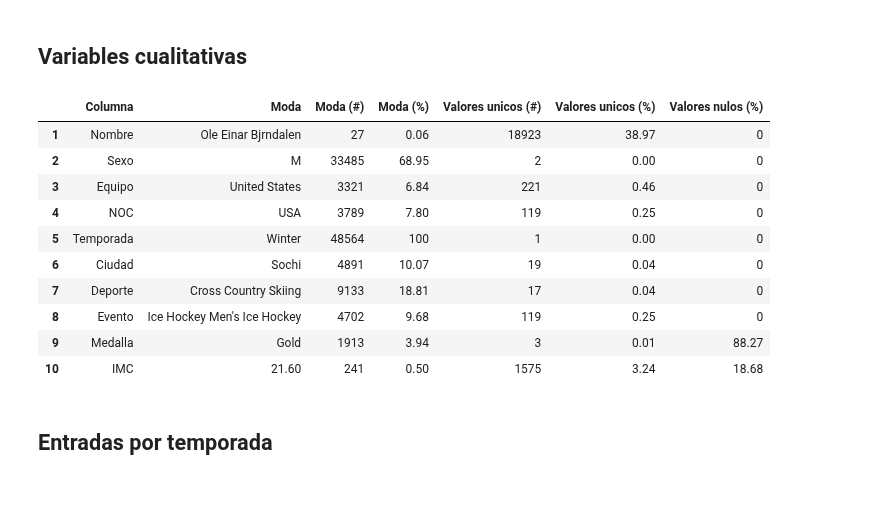
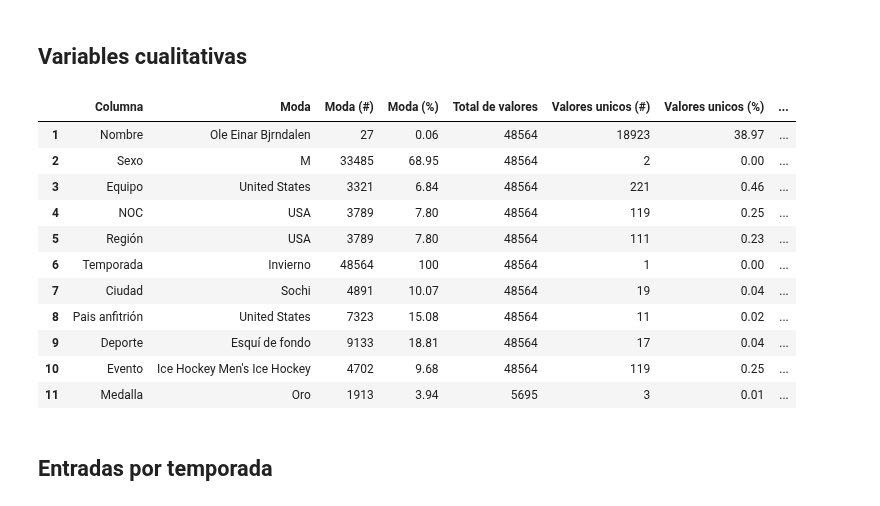
Before and after one commit to agutierrezmorag/olympic-games-datamart, a Jupyter notebook: olympics.ipynb, the cells around one changed output. Saved outputs shown, nothing was run; the diff lists cells and outputs as text; code cells hidden in the pictures.

Commit message:
Add total non-null values calculation in qualitative_stats function

```diff
--- a/olympics.ipynb
+++ b/olympics.ipynb
@@ -500,42 +499,48 @@ winter_desc
 # %%
 from statistics_calc import qualitative_stats
 
 # Columnas cualitativas de interés
 cols_cualitativas = [
     "Nombre",
     "Sexo",
     "Equipo",
     "NOC",
+    "Región",
     "Temporada",
     "Ciudad",
+    "Pais anfitrión",
     "Deporte",
     "Evento",
     "Medalla",
-    "IMC"
 ]
 
 # Generate statistics
 winter_stats = qualitative_stats(winter_games, cols_cualitativas)
 summer_stats = qualitative_stats(summer_games, cols_cualitativas)
 
 # Guardar datos en un archivo CSV
-winter_stats.to_csv("descriptors/olympics_quality-winter.csv", index=False, decimal=",")
-summer_stats.to_csv("descriptors/olympics_quality-summer.csv", index=False, decimal=",")
+winter_stats.to_csv(
+    "descriptors/olympics_qualitative-winter.csv", index=False, decimal=","
+)
+summer_stats.to_csv(
+    "descriptors/olympics_qualitative-summer.csv", index=False, decimal=","
+)
 
 # Mostrar el DataFrame de estadísticas
 winter_stats
 # %% [output]
-|  | Columna | Moda | Moda (#) | Moda (%) | Valores unicos (#) | Valores unicos (%) | Valores nulos (%) |
-| 1 | Nombre | Ole Einar Bjrndalen | 27 | 0.06 | 18923 | 38.97 | 0 |
-| 2 | Sexo | M | 33485 | 68.95 | 2 | 0.00 | 0 |
-| 3 | Equipo | United States | 3321 | 6.84 | 221 | 0.46 | 0 |
-| 4 | NOC | USA | 3789 | 7.80 | 119 | 0.25 | 0 |
-| 5 | Temporada | Winter | 48564 | 100 | 1 | 0.00 | 0 |
-| 6 | Ciudad | Sochi | 4891 | 10.07 | 19 | 0.04 | 0 |
-| 7 | Deporte | Cross Country Skiing | 9133 | 18.81 | 17 | 0.04 | 0 |
-| 8 | Evento | Ice Hockey Men's Ice Hockey | 4702 | 9.68 | 119 | 0.25 | 0 |
-| 9 | Medalla | Gold | 1913 | 3.94 | 3 | 0.01 | 88.27 |
-| 10 | IMC | 21.60 | 241 | 0.50 | 1575 | 3.24 | 18.68 |
+|  | Columna | Moda | Moda (#) | Moda (%) | Total de valores | Valores unicos (#) | Valores unicos (%) | ... |
+| 1 | Nombre | Ole Einar Bjrndalen | 27 | 0.06 | 48564 | 18923 | 38.97 | ... |
+| 2 | Sexo | M | 33485 | 68.95 | 48564 | 2 | 0.00 | ... |
+| 3 | Equipo | United States | 3321 | 6.84 | 48564 | 221 | 0.46 | ... |
+| 4 | NOC | USA | 3789 | 7.80 | 48564 | 119 | 0.25 | ... |
+| 5 | Región | USA | 3789 | 7.80 | 48564 | 111 | 0.23 | ... |
+| 6 | Temporada | Invierno | 48564 | 100 | 48564 | 1 | 0.00 | ... |
+| 7 | Ciudad | Sochi | 4891 | 10.07 | 48564 | 19 | 0.04 | ... |
+| 8 | Pais anfitrión | United States | 7323 | 15.08 | 48564 | 11 | 0.02 | ... |
+| 9 | Deporte | Esquí de fondo | 9133 | 18.81 | 48564 | 17 | 0.04 | ... |
+| 10 | Evento | Ice Hockey Men's Ice Hockey | 4702 | 9.68 | 48564 | 119 | 0.25 | ... |
+| 11 | Medalla | Oro | 1913 | 3.94 | 5695 | 3 | 0.01 | ... |
 # %% [markdown]
 ## Entradas por temporada
 # %%
```
Also changed, not shown: parts of 1 cell of this notebook, 1 other file.
